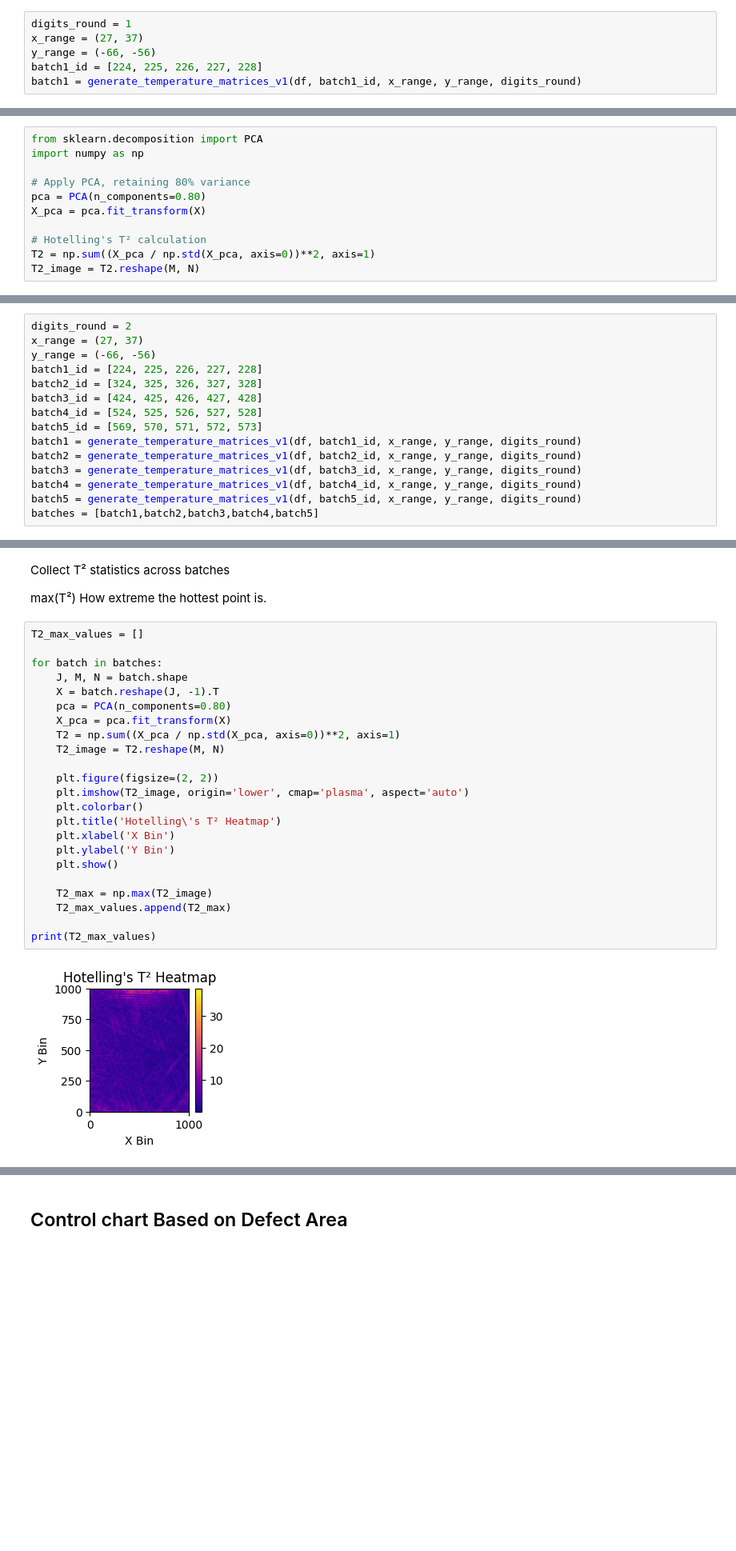
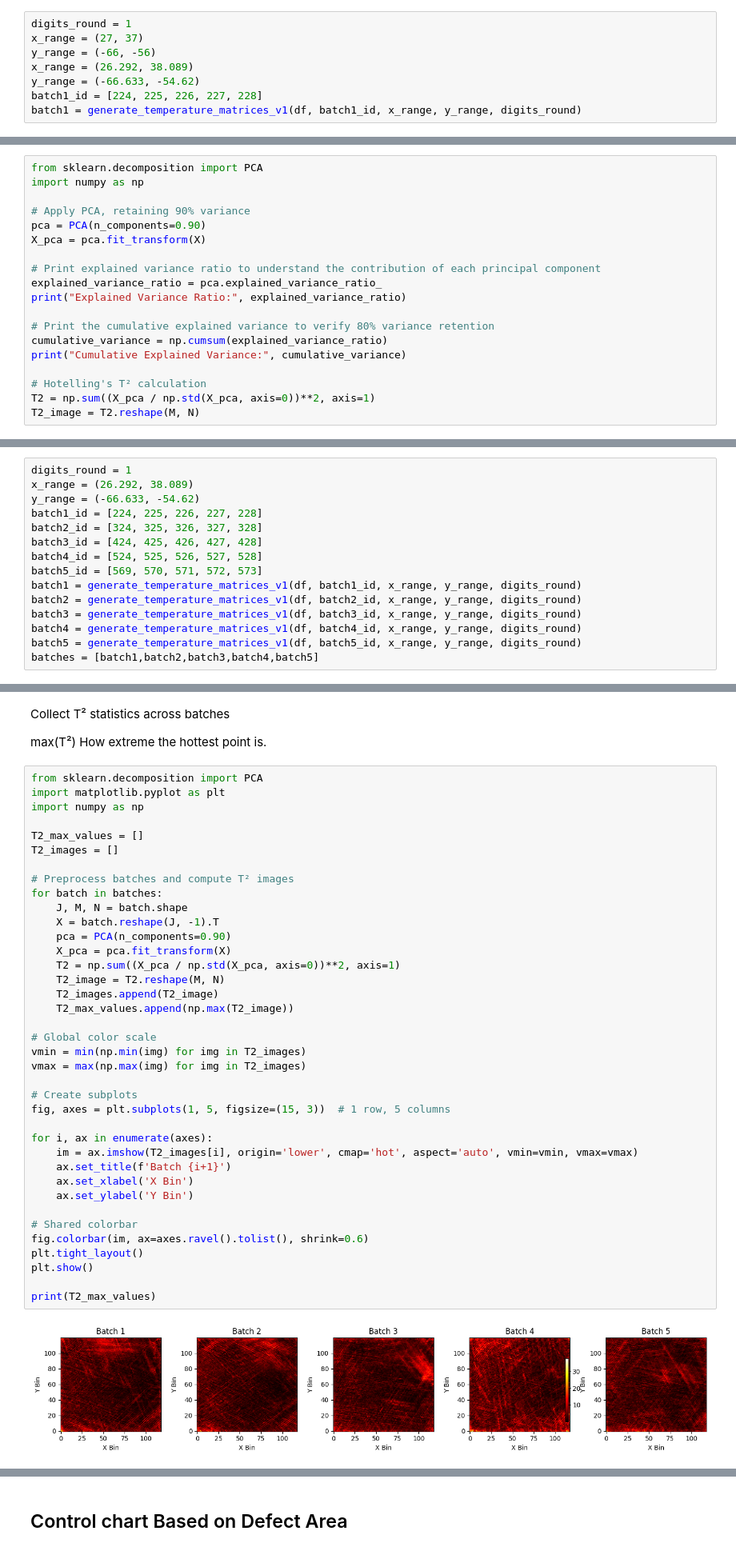
Before and after one commit to Cimap-dev/qda-project, a Jupyter notebook: kmeans.ipynb, the cells around one changed output, grey strips where cells are left out. Shown at 80% size. Cells and saved outputs as stored; diff of their text form; blank space fills up the shorter version.

```diff
--- a/kmeans.ipynb
+++ b/kmeans.ipynb
@@ -46,6 +48,8 @@ def generate_temperature_matrices_v1(df, layer_ids, x_range, y_range, digits_rou
 digits_round = 1
 x_range = (27, 37)
 y_range = (-66, -56)
+x_range = (26.292, 38.089)
+y_range = (-66.633, -54.62)
 batch1_id = [224, 225, 226, 227, 228]
 batch1 = generate_temperature_matrices_v1(df, batch1_id, x_range, y_range, digits_round)
 # %% [output]
@@ -85,9 +135,17 @@ X = batch1.reshape(J, -1).T  # shape: (p, J)
 from sklearn.decomposition import PCA
 import numpy as np
 
-# Apply PCA, retaining 80% variance
-pca = PCA(n_components=0.80)
+# Apply PCA, retaining 90% variance
+pca = PCA(n_components=0.90)
 X_pca = pca.fit_transform(X)
+
+# Print explained variance ratio to understand the contribution of each principal component
+explained_variance_ratio = pca.explained_variance_ratio_
+print("Explained Variance Ratio:", explained_variance_ratio)
+
+# Print the cumulative explained variance to verify 80% variance retention
+cumulative_variance = np.cumsum(explained_variance_ratio)
+print("Cumulative Explained Variance:", cumulative_variance)
 
 # Hotelling's T² calculation
 T2 = np.sum((X_pca / np.std(X_pca, axis=0))**2, axis=1)
@@ -181,7 +242,7 @@ Checking the layers to see if it matches
 # %%
-digits_round = 2
-x_range = (27, 37)
-y_range = (-66, -56)
+digits_round = 1
+x_range = (26.292, 38.089)
+y_range = (-66.633, -54.62)
 batch1_id = [224, 225, 226, 227, 228]
 batch2_id = [324, 325, 326, 327, 328]
 batch3_id = [424, 425, 426, 427, 428]
@@ -209,27 +270,42 @@ Collect T² statistics across batches
 
 max(T²) How extreme the hottest point is.
 # %%
+from sklearn.decomposition import PCA
+import matplotlib.pyplot as plt
+import numpy as np
+
 T2_max_values = []
+T2_images = []
 
+# Preprocess batches and compute T² images
 for batch in batches:
     J, M, N = batch.shape
     X = batch.reshape(J, -1).T
-    pca = PCA(n_components=0.80)
+    pca = PCA(n_components=0.90)
     X_pca = pca.fit_transform(X)
     T2 = np.sum((X_pca / np.std(X_pca, axis=0))**2, axis=1)
     T2_image = T2.reshape(M, N)
+    T2_images.append(T2_image)
+    T2_max_values.append(np.max(T2_image))
 
-    plt.figure(figsize=(2, 2))
-    plt.imshow(T2_image, origin='lower', cmap='plasma', aspect='auto')
-    plt.colorbar()
-    plt.title('Hotelling\'s T² Heatmap')
-    plt.xlabel('X Bin')
-    plt.ylabel('Y Bin')
-    plt.show()
+# Global color scale
+vmin = min(np.min(img) for img in T2_images)
+vmax = max(np.max(img) for img in T2_images)
 
-    T2_max = np.max(T2_image)
-    T2_max_values.append(T2_max)
+# Create subplots
+fig, axes = plt.subplots(1, 5, figsize=(15, 3))  # 1 row, 5 columns
+
+for i, ax in enumerate(axes):
+    im = ax.imshow(T2_images[i], origin='lower', cmap='hot', aspect='auto', vmin=vmin, vmax=vmax)
+    ax.set_title(f'Batch {i+1}')
+    ax.set_xlabel('X Bin')
+    ax.set_ylabel('Y Bin')
+
+# Shared colorbar
+fig.colorbar(im, ax=axes.ravel().tolist(), shrink=0.6)
+plt.tight_layout()
+plt.show()
 
 print(T2_max_values)
 # %% [output]
-[figure, old version]
+[figure, new version]
```
Also changed, not shown: parts of 24 cells of this notebook.
